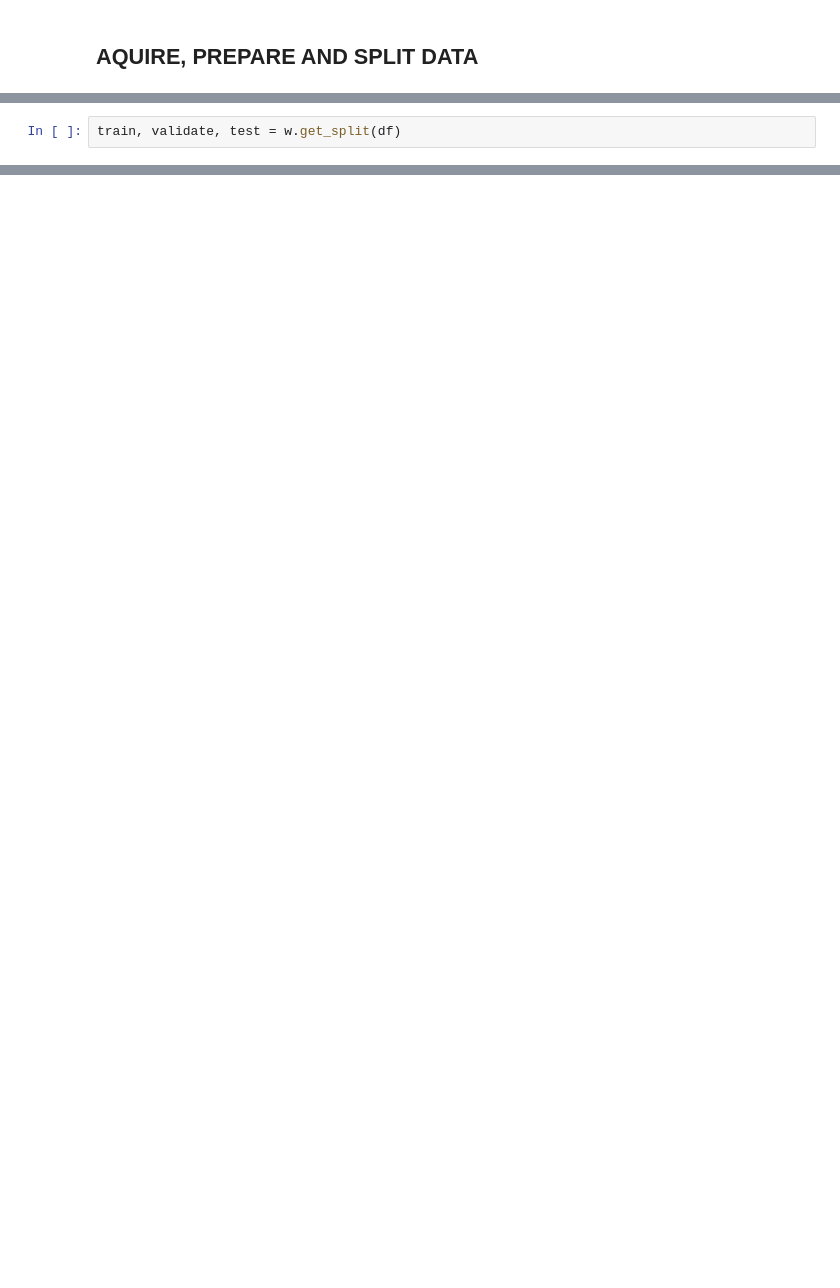
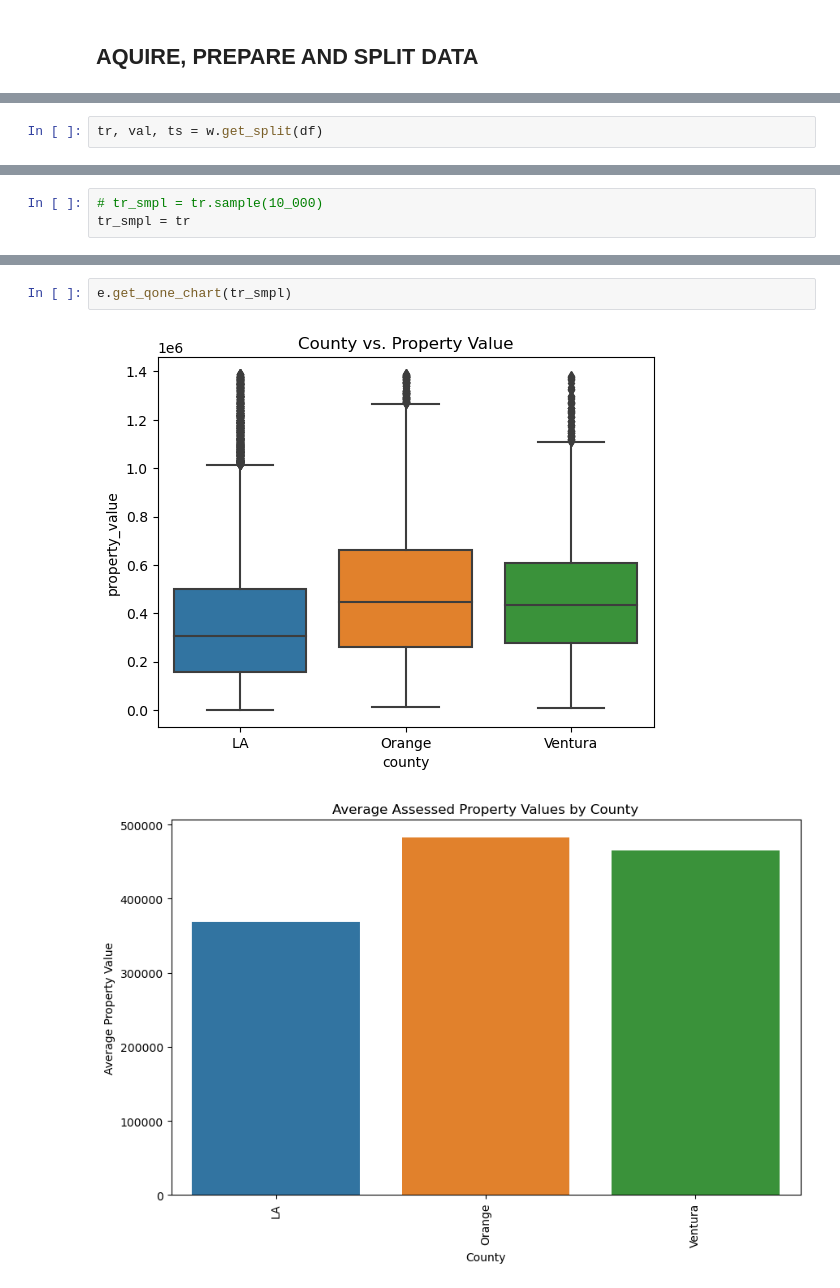
Before and after one commit to rosendo-lugo/project_regression, a Jupyter notebook: project_regression.ipynb, the cells around one changed output, grey strips where cells are left out. Drawn from its saved outputs; the diff is of its cells as text; blank space fills up the shorter version.

```diff
--- a/project_regression.ipynb
+++ b/project_regression.ipynb
@@ -40,3 +69,3 @@ df, prep_df = w.get_zillow_data()
 # %%
-train, validate, test = w.get_split(df)
+tr, val, ts = w.get_split(df)
 # %%
@@ -45,0 +75,3 @@ target = 'property_value'
+# %%
+# tr_smpl = tr.sample(10_000)
+tr_smpl = tr
@@ -45,0 +82,5 @@ target = 'property_value'
+# %%
+e.get_qone_chart(tr_smpl)
+# %% [output]
+[figure, added]
+[figure, added]
```
Also changed, not shown: parts of 35 cells of this notebook, 4 other files.
